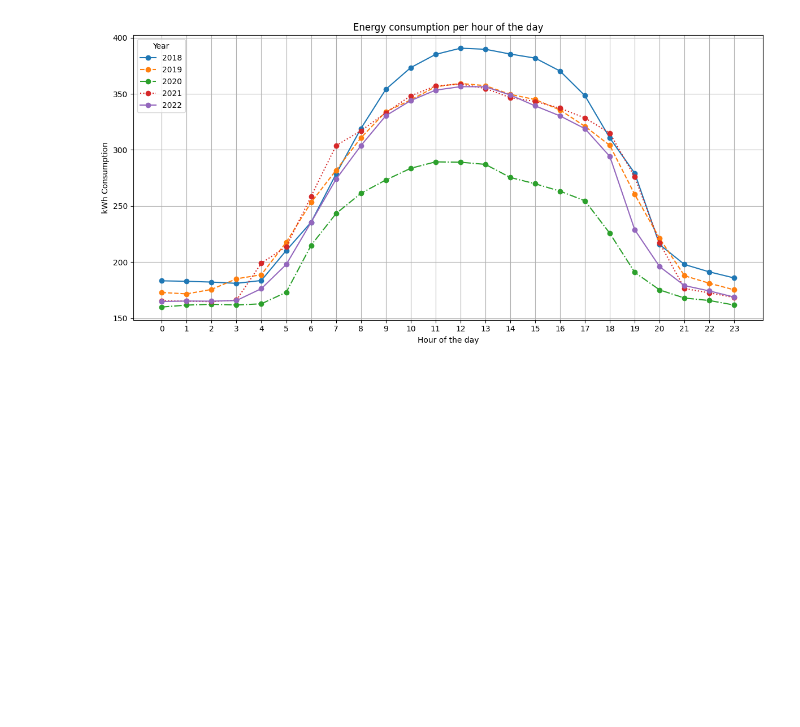
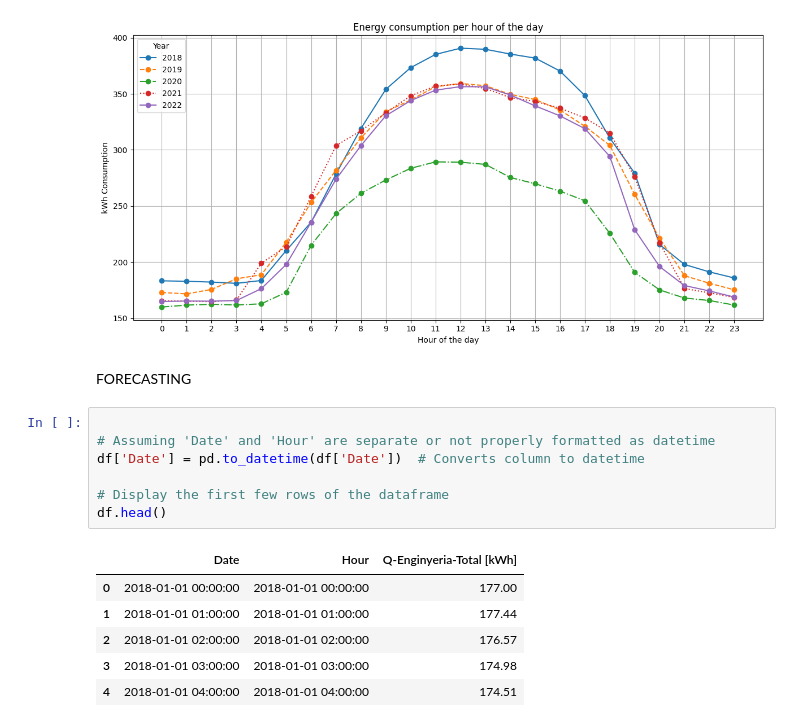
Before and after one commit to carlotacriado/UABeat, a Jupyter notebook: Consum_energia.ipynb, the cells around one changed output. Cells and saved outputs as stored; diff of their text form; blank space fills up the shorter version.

```diff
--- a/Consum_energia.ipynb
+++ b/Consum_energia.ipynb
@@ -138,3 +151,19 @@ plt.tight_layout()
 plt.show()
 # %% [output]
 [figure]
+# %% [markdown]
+FORECASTING
+# %%
+
+# Assuming 'Date' and 'Hour' are separate or not properly formatted as datetime
+df['Date'] = pd.to_datetime(df['Date'])  # Converts column to datetime
+
+# Display the first few rows of the dataframe
+df.head()
+# %% [output]
+|  | Date | Hour | Q-Enginyeria-Total [kWh] |
+| 0 | 2018-01-01 00:00:00 | 2018-01-01 00:00:00 | 177.00 |
+| 1 | 2018-01-01 01:00:00 | 2018-01-01 01:00:00 | 177.44 |
+| 2 | 2018-01-01 02:00:00 | 2018-01-01 02:00:00 | 176.57 |
+| 3 | 2018-01-01 03:00:00 | 2018-01-01 03:00:00 | 174.98 |
+| 4 | 2018-01-01 04:00:00 | 2018-01-01 04:00:00 | 174.51 |
```
Also changed, not shown: parts of 16 cells of this notebook.
